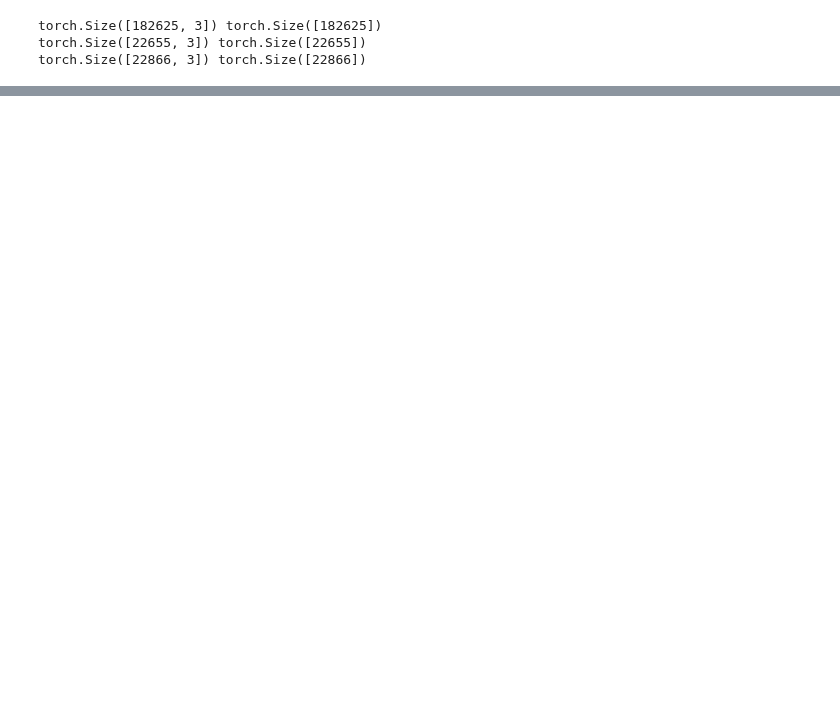
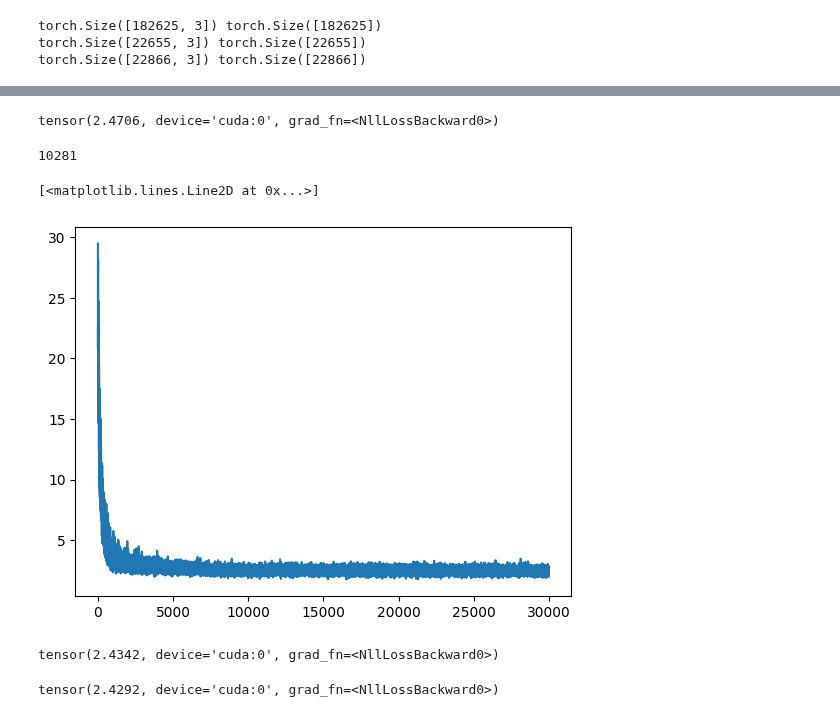
Before and after one commit to exploringweirdmachines/mlp, a Jupyter notebook: multi-layer-perceptron-part2.ipynb, the cells around one changed output, grey strips where cells are left out. Saved outputs shown, nothing was run; the diff lists cells and outputs as text; code cells hidden in the pictures; blank space fills up the shorter version.

```diff
--- a/multi-layer-perceptron-part2.ipynb
+++ b/multi-layer-perceptron-part2.ipynb
@@ -1151,0 +1239,10 @@ split_80, split_90
+# %%
+# the total loss for validation split
+
+embeddings = C[X_dev]  # (32, 3, 2)
+h = torch.tanh(embeddings.view(-1, 6) @ W1 + b1)  # (32, 100)
+logits = h @ W2 + b2  # (32, 27)
+loss = F.cross_entropy(logits, Y_dev)
+loss
+# %% [output]
+tensor(2.4706, device='cuda:0', grad_fn=<NllLossBackward0>)
@@ -1151,0 +1265,70 @@ split_80, split_90
+# %%
+sum(p.nelement() for p in parameters) # number of parameters in total
+# %% [output]
+10281
+# %%
+# Training loop, we now use the training split
+
+# lri = []
+lossi = []
+stepi = []
+
+for i in range(30000):
+    #with torch.cuda.device(device):
+
+        # minibatch construct
+        ix = torch.randint(0, X_train.shape[0], (32,))
+
+        # Forward pass
+        embeddings = C[X_train[ix]]  # (32, 3, 2)
+        h = torch.tanh(embeddings.view(-1, 6) @ W1 + b1)  # (32, 100)
+        logits = h @ W2 + b2  # (32, 27)
+
+        loss = F.cross_entropy(logits, Y_train[ix])
+
+
+        # Backward pass
+        for p in parameters:
+            p.grad = None
+        loss.backward()
+
+        # Update
+        #learning_rate = learn_rate_exponent[i]
+        learning_rate = 0.01
+        for p in parameters:
+            p.data += -learning_rate * p.grad
+
+        # # track stats
+        # lri.append(learn_rate[i]) # added i here
+        lossi.append(loss.item())
+        stepi.append(i)
+
+#print(loss.item())
+# %%
+# you see that there's quite a bit of thickness to this and that's because we are optimizing over these mini batches
+# and the mini batches create a little bit of noise
+
+plt.plot(stepi, lossi)
+# %% [output]
+[<matplotlib.lines.Line2D at 0x...>]
+[figure, added]
+# %%
+# the total loss for training split
+
+embeddings = C[X_train]  # (32, 3, 2)
+h = torch.tanh(embeddings.view(-1, 6) @ W1 + b1)  # (32, 100)
+logits = h @ W2 + b2  # (32, 27)
+loss = F.cross_entropy(logits, Y_train)
+loss
+# %% [output]
+tensor(2.4342, device='cuda:0', grad_fn=<NllLossBackward0>)
+# %%
+# the total loss for validation split
+
+embeddings = C[X_dev]  # (32, 3, 2)
+h = torch.tanh(embeddings.view(-1, 6) @ W1 + b1)  # (32, 100)
+logits = h @ W2 + b2  # (32, 27)
+loss = F.cross_entropy(logits, Y_dev)
+loss
+# %% [output]
+tensor(2.4292, device='cuda:0', grad_fn=<NllLossBackward0>)
```
Also changed, not shown: parts of 50 cells of this notebook.
